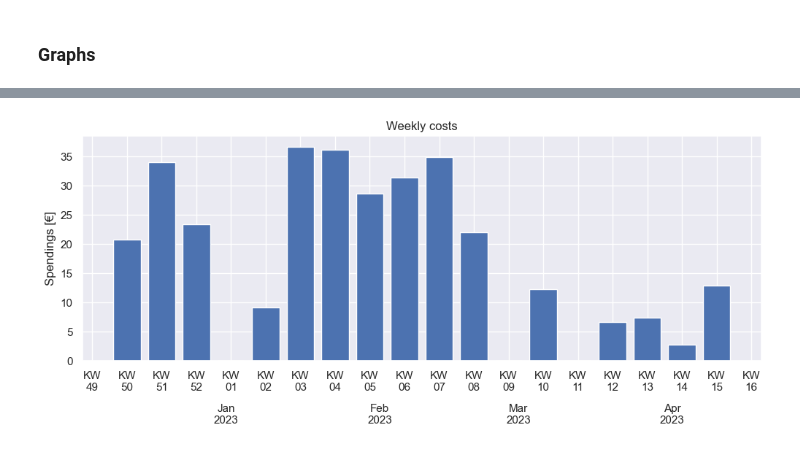
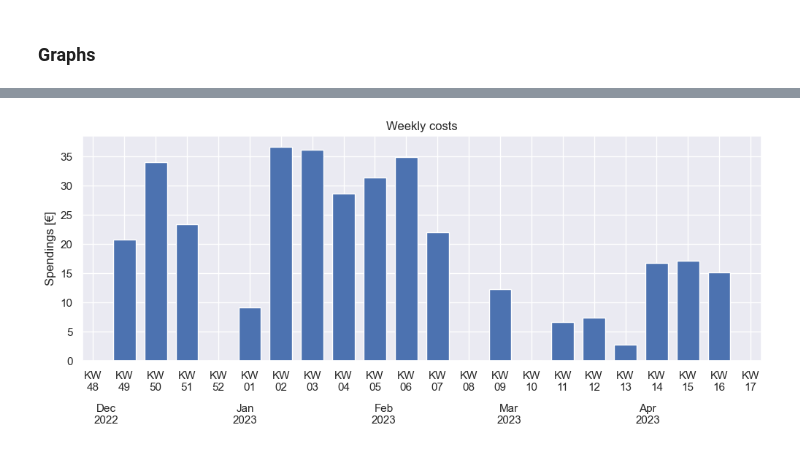
Before and after one commit to florianklu/mensa-spendings, a Jupyter notebook: example.ipynb, the cells around one changed output, grey strips where cells are left out. Saved outputs shown, nothing was run; the diff lists cells and outputs as text; code cells hidden in the pictures.

```diff
--- a/example.ipynb
+++ b/example.ipynb
@@ -96,11 +154,11 @@ ax = dailycosts.plot(kind="line", figsize=(12,4), title="Daily costs", xlabel=""
 # %%
-weeklycosts = dailycosts.resample("W-MON").sum()
+weeklycosts = dailycosts.resample("W-MON", label="left").sum()
 fig, ax = plt.subplots(figsize=(12,4))
 ax.bar(weeklycosts.index, weeklycosts.values, width=100/len(weeklycosts.index))
 ax.set(title="Weekly costs", ylabel="Spendings [€]")
 ax.xaxis.set_minor_locator(mdates.MonthLocator())
 ax.xaxis.set_major_locator(mdates.WeekdayLocator(byweekday=mdates.MO))
 ax.xaxis.set_major_formatter(mdates.DateFormatter("KW\n%W"))
 ax.xaxis.set_minor_formatter(mdates.DateFormatter("\n\n\n%b\n%Y"))
 # %% [output]
-[figure, old version]
+[figure, new version]
```
Also changed, not shown: parts of 9 cells of this notebook, 1 other file.
